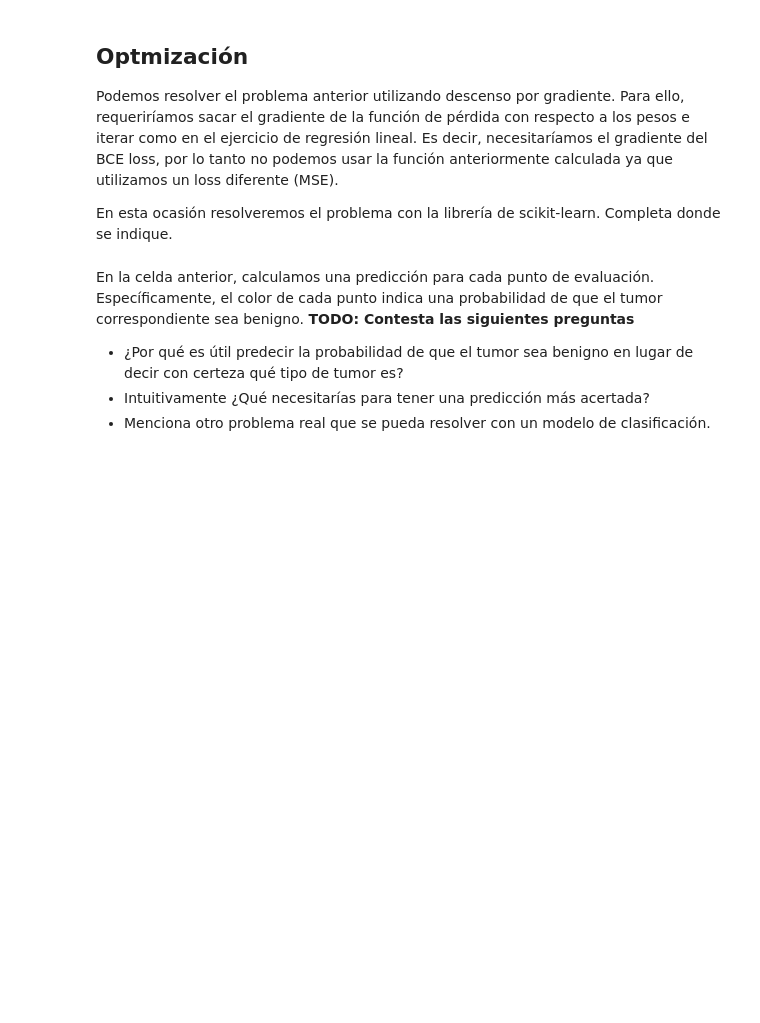
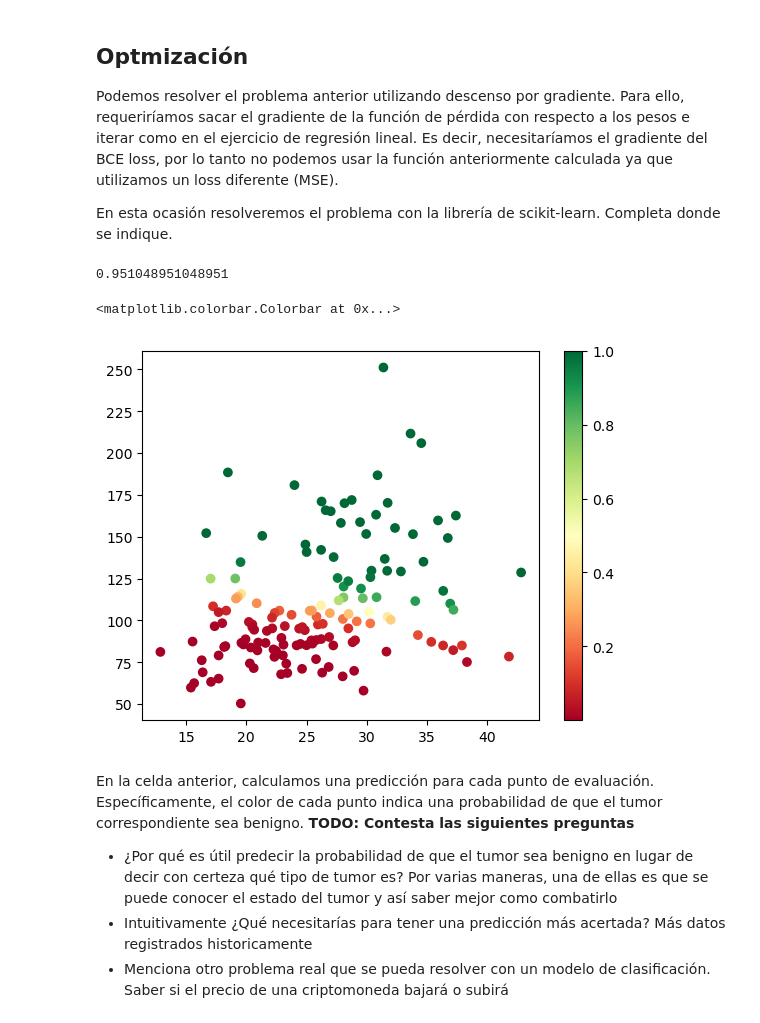
Before and after one commit to YaerimGZ/SI23_Togepis, a Jupyter notebook: ejercicio_2-LogisticReg/ejercicio_2.ipynb, the cells around one changed output. Saved outputs shown, nothing was run; the diff lists cells and outputs as text; code cells hidden in the pictures; blank space fills up the shorter version.

```diff
--- a/ejercicio_2-LogisticReg/ejercicio_2.ipynb
+++ b/ejercicio_2-LogisticReg/ejercicio_2.ipynb
@@ -471,49 +473,57 @@ Podemos resolver el problema anterior utilizando descenso por gradiente. Para el
 En esta ocasión resolveremos el problema con la librería de scikit-learn. Completa donde se indique.
 # %%
 from sklearn.linear_model import LogisticRegression
+from sklearn.metrics import accuracy_score
 model = LogisticRegression()
 # TODO: Haz fit al modelo de regresión logística
 # usando los datos de entrenamiento
 # (data_train, target_train)
 # ====== Start of solution =====
-
+model.fit(data_train, target_train)
 # ====== End of solution =====
 
 # TODO: Calcula las preddiciones
 # ====== Start of solution =====
-prediction = ...
+prediction = model.predict(data_test)
 # ====== End of solution =====
 
 # TODO: Calcula la exactitud de tu predicción
 # en el set de entrenamiento (data_train, target_train)
 # Es decir, el promedio de datos correctamente clasificados
 # ====== Start of solution =====
-train_accuracy = ...
+train_accuracy = accuracy_score(target_train, model.predict(data_train))
 # ====== End of solution =====
 
 # TODO: Calcula la probabilidad de que un tumor sea benigno
 # en el set de evaluación (data_test, target_test)
 # La dimensionalidad de prob debe ser (test_dp, )
 # Tip: Investiga la función "LogisticRegression.predict_proba"
 # ====== Start of solution =====
-prob = ...
+prob =  model.predict_proba(data_test)[:, 0]
 # ====== End of solution =====
 
 # TODO: Calcula la exactitud de tu predicción
 # en el set de evaluación (data_test, target_test)
 # Tip: Investiga la función "LogisticRegression.score"
 # ====== Start of solution =====
-test_accuracy = ...
+test_accuracy = model.score(data_test, target_test)
 
 # ====== End of solution =====
 print(test_accuracy)
 
 # Graficamos los puntos para visualizar la predicción de nuestro modelo
 plt.scatter(data_test[:, 0],data_test[:, 1], c=prob, cmap="RdYlGn")
 plt.colorbar()
+# %% [output]
+0.951048951048951
+<matplotlib.colorbar.Colorbar at 0x...>
+[figure, added]
 # %% [markdown]
 En la celda anterior, calculamos una predicción para cada punto de evaluación. Específicamente, el color de cada punto indica una probabilidad de que el tumor correspondiente sea benigno.
 <b>TODO: Contesta las siguientes preguntas</b>
 - ¿Por qué es útil predecir la probabilidad de que el tumor sea benigno en lugar de decir con certeza qué tipo de tumor es?
+    Por varias maneras, una de ellas es que se puede conocer el estado del tumor y así saber mejor como combatirlo
 - Intuitivamente ¿Qué necesitarías para tener una predicción más acertada?
+    Más datos registrados historicamente
 - Menciona otro problema real que se pueda resolver con un modelo de clasificación.
+    Saber si el precio de una criptomoneda bajará o subirá
```
Also changed, not shown: parts of 1 cell of this notebook.
